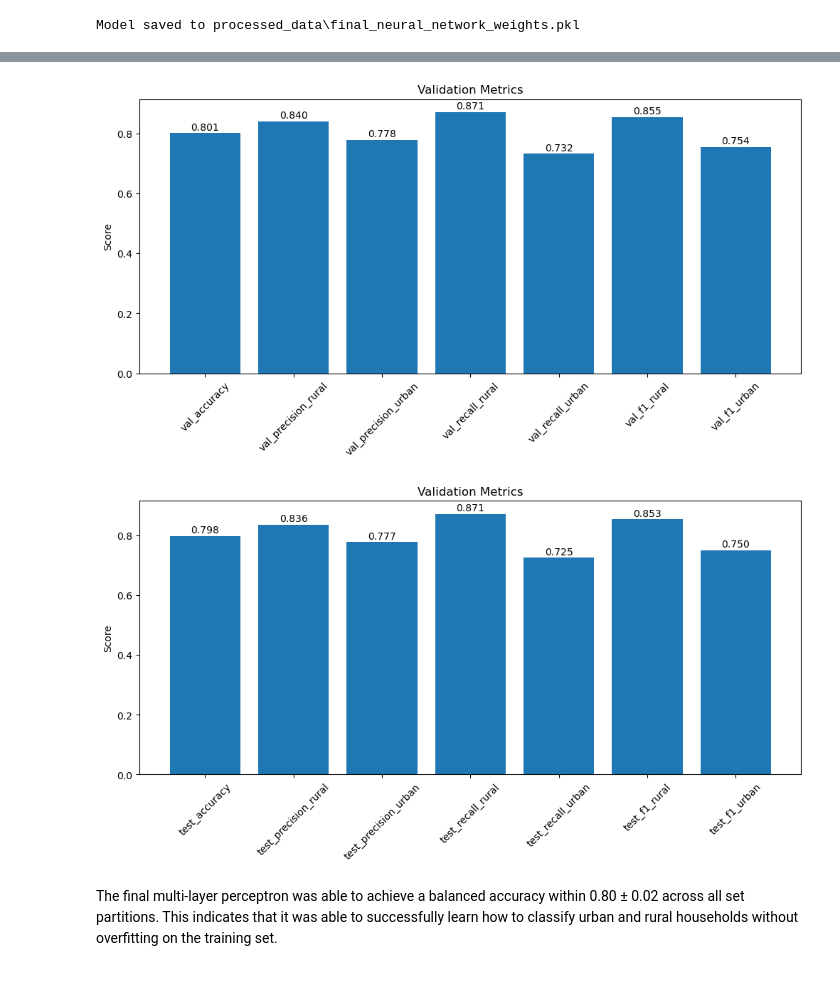
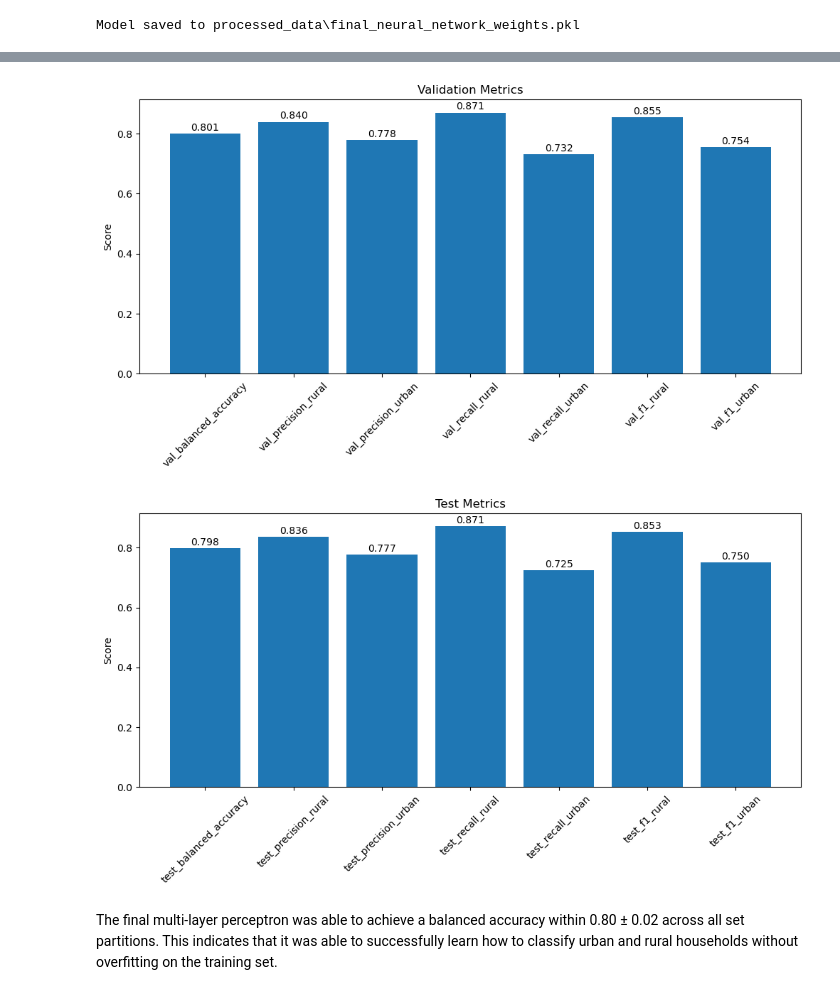
Before and after one commit to NebulaRojo9/STINTSY-MCO, a Jupyter notebook: Multi-Layer Perceptron.ipynb, the cells around one changed output, grey strips where cells are left out. Cells and saved outputs as stored; diff of their text form; code cells hidden in the pictures.

```diff
--- a/Multi-Layer Perceptron.ipynb
+++ b/Multi-Layer Perceptron.ipynb
@@ -694,7 +811,7 @@ def flat_results_LR_BS(results_to_flatten):
         flat_r = {
             "learning_rate": r["learning_rate"],
             "batch_size": r["batch_size"],
-            "train_accuracy": r["train_accuracy"],
+            "train_balanced_accuracy": r["train_balanced_accuracy"],
             "train_precision_rural": r["train_precision_class 0"],
             "train_precision_urban": r["train_precision_class 1"],
             "train_recall_rural": r["train_recall_class 0"],
@@ -704,7 +821,7 @@ def flat_results_LR_BS(results_to_flatten):
             "train_log_loss": r["train_log_loss"],
             "train_ROC_AUC": r["train_ROC_AUC"],
             "train_PR_AUC": r["train_PR_AUC"],
-            "val_accuracy": r["val_accuracy"],
+            "val_balanced_accuracy": r["val_balanced_accuracy"],
             "val_precision_rural": r["val_precision_class 0"],
             "val_precision_urban": r["val_precision_class 1"],
             "val_recall_rural": r["val_recall_class 0"],
@@ -865,9 +982,24 @@ for lr in learning_rates:
                     "test": testMetrics
                 })
 
-            # compute averages across runs
+            # Collect all training confusion matrices
+            train_cms = [r['train']['confusion_matrix'] for r in run_metrics if 'confusion_matrix' in r['train']]
+            avg_train_cm = np.sum(train_cms, axis=0)
+
+            # Collect all validation confusion matrices
+            val_cms = [r['val']['confusion_matrix'] for r in run_metrics if 'confusion_matrix' in r['val']]
+            avg_val_cm = np.sum(val_cms, axis=0)
+
+            # Collect all test confusion matrices
+            test_cms = [r['test']['confusion_matrix'] for r in run_metrics if 'confusion_matrix' in r['val']]
+            avg_test_cm = np.sum(test_cms, axis=0)
+
+            # Compute averages across runs
             avg_train_metrics = {}
             for k, v in run_metrics[0]["train"].items():
+                # Skip the confusion matrix here
+                if k == 'confusion_matrix':
+                    continue
                 if isinstance(v, dict):  # nested dict
                     for subk in v:
                         avg_train_metrics[f"{k}_{subk}"] = np.mean([r["train"][k][subk] for r in run_metrics])
@@ -876,6 +1008,8 @@ for lr in learning_rates:
 
             avg_val_metrics = {}
             for k, v in run_metrics[0]["val"].items():
+                if k == 'confusion_matrix':
+                    continue
                 if isinstance(v, dict):
                     for subk in v:
                         avg_val_metrics[f"{k}_{subk}"] = np.mean([r["val"][k][subk] for r in run_metrics])
@@ -884,11 +1018,17 @@ for lr in learning_rates:
 
             avg_test_metrics = {}
             for k, v in run_metrics[0]["test"].items():
+                if k == 'confusion_matrix':
+                    continue
                 if isinstance(v, dict):
                     for subk in v:
                         avg_test_metrics[f"{k}_{subk}"] = np.mean([r["test"][k][subk] for r in run_metrics])
                 else:
                     avg_test_metrics[k] = np.mean([r["test"][k] for r in run_metrics])
+
+            avg_train_metrics['confusion_matrix'] = avg_train_cm
+            avg_val_metrics['confusion_matrix'] = avg_val_cm
+            avg_test_metrics['confusion_matrix'] = avg_test_cm
 
             # append averaged results for this architecture
             results.append({
@@ -948,7 +1099,7 @@ for r in results:
     flat_r = {
         "learning_rate": r["learning_rate"],
         "batch_size": r["batch_size"],
-        "train_accuracy": r["train_accuracy"],
+        "train_balanced_accuracy": r["train_balanced_accuracy"],
         "train_precision_rural": r["train_precision_class 0"],
         "train_precision_urban": r["train_precision_class 1"],
         "train_recall_rural": r["train_recall_class 0"],
@@ -958,7 +1109,7 @@ for r in results:
         "train_log_loss": r["train_log_loss"],
         "train_ROC_AUC": r["train_ROC_AUC"],
         "train_PR_AUC": r["train_PR_AUC"],
-        "val_accuracy": r["val_accuracy"],
+        "val_balanced_accuracy": r["val_balanced_accuracy"],
         "val_precision_rural": r["val_precision_class 0"],
         "val_precision_urban": r["val_precision_class 1"],
         "val_recall_rural": r["val_recall_class 0"],
@@ -968,7 +1119,7 @@ for r in results:
         "val_log_loss": r["val_log_loss"],
         "val_ROC_AUC": r["val_ROC_AUC"],
         "val_PR_AUC": r["val_PR_AUC"],
-        "test_accuracy": r["test_accuracy"],
+        "test_balanced_accuracy": r["test_balanced_accuracy"],
         "test_precision_rural": r["test_precision_class 0"],
         "test_precision_urban": r["test_precision_class 1"],
         "test_recall_rural": r["test_recall_class 0"],
@@ -1002,7 +1153,7 @@ results_df.T
 | test_ROC_AUC | 0.887682 |
 | test_PR_AUC | 0.860950 |
 # %%
-train_output = results_df[["train_accuracy","train_precision_rural","train_precision_urban","train_recall_rural","train_recall_urban","train_f1_rural","train_f1_urban"]]
+train_output = results_df[["train_balanced_accuracy","train_precision_rural","train_precision_urban","train_recall_rural","train_recall_urban","train_f1_rural","train_f1_urban"]]
 
 row = train_output.iloc[0]
 
@@ -1022,7 +1173,7 @@ plt.title("Training Metrics")
 for i, v in enumerate(values):
     plt.text(i, v + 0.01, f"{v:.3f}", ha='center')
 
-val_output = results_df[["val_accuracy","val_precision_rural","val_precision_urban","val_recall_rural","val_recall_urban","val_f1_rural","val_f1_urban"]]
+val_output = results_df[["val_balanced_accuracy","val_precision_rural","val_precision_urban","val_recall_rural","val_recall_urban","val_f1_rural","val_f1_urban"]]
 val_output
 
 row = val_output.iloc[0]
@@ -1043,7 +1194,7 @@ plt.title("Validation Metrics")
 for i, v in enumerate(values):
     plt.text(i, v + 0.01, f"{v:.3f}", ha='center')
 
-test_output = results_df[["test_accuracy","test_precision_rural","test_precision_urban","test_recall_rural","test_recall_urban","test_f1_rural","test_f1_urban"]]
+test_output = results_df[["test_balanced_accuracy","test_precision_rural","test_precision_urban","test_recall_rural","test_recall_urban","test_f1_rural","test_f1_urban"]]
 
 row = test_output.iloc[0]
 
@@ -1057,7 +1208,7 @@ plt.bar(x, values)
 
 plt.xticks(x, metrics, rotation=45)
 plt.ylabel("Score")
-plt.title("Validation Metrics")
+plt.title("Test Metrics")
 
 # Value labels
 for i, v in enumerate(values):
@@ -1067,5 +1218,5 @@ for i, v in enumerate(values):
-[figure, old version]
+[figure, new version]
-[figure, old version]
+[figure, new version]
 # %% [markdown]
 The final multi-layer perceptron was able to achieve a balanced accuracy within 0.80 &plusmn; 0.02 across all set partitions. This indicates that it was able to successfully learn how to classify urban and rural households without overfitting on the training set.
 # %% [markdown]
```
Also changed, not shown: parts of 22 cells of this notebook, 4 other files.
